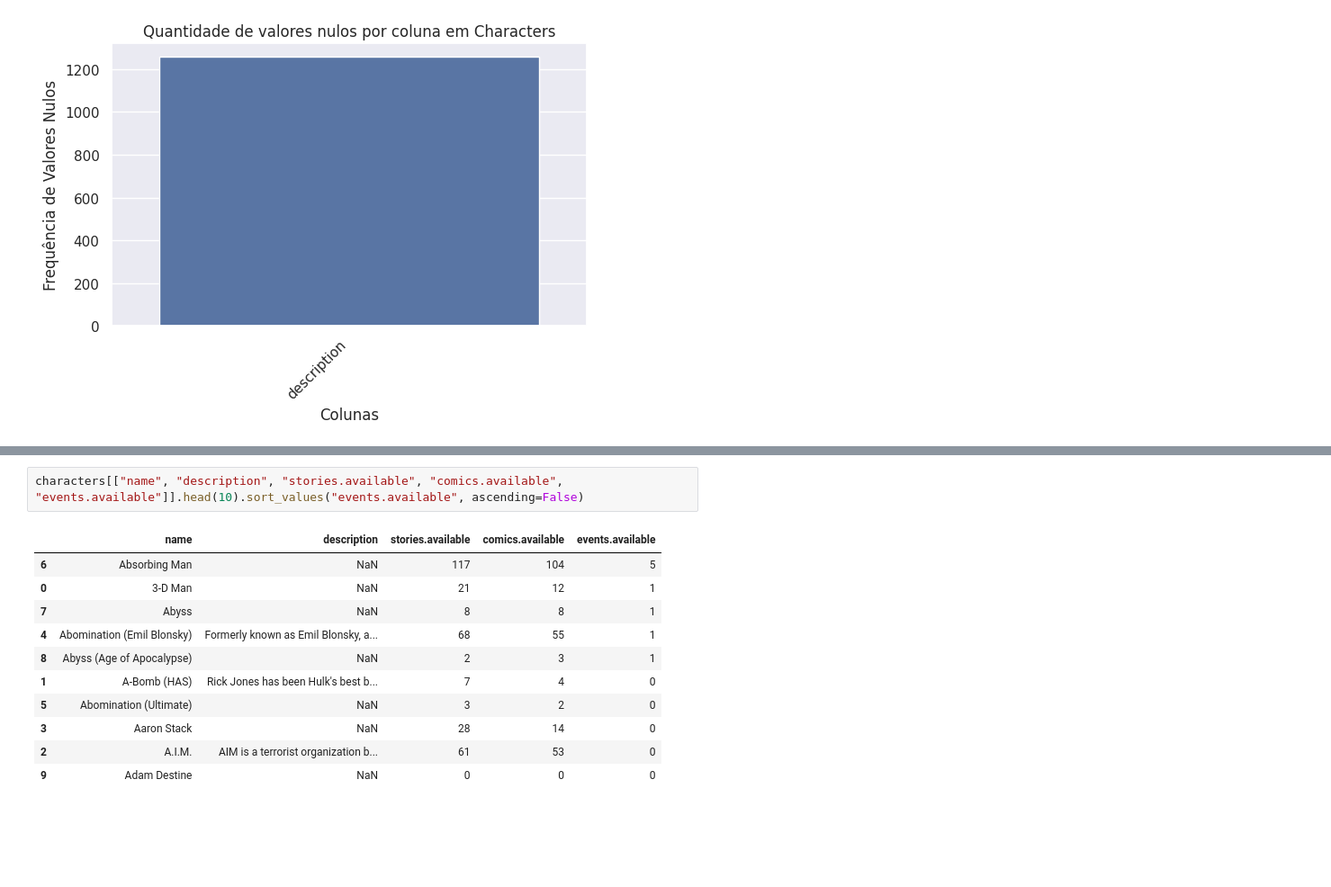
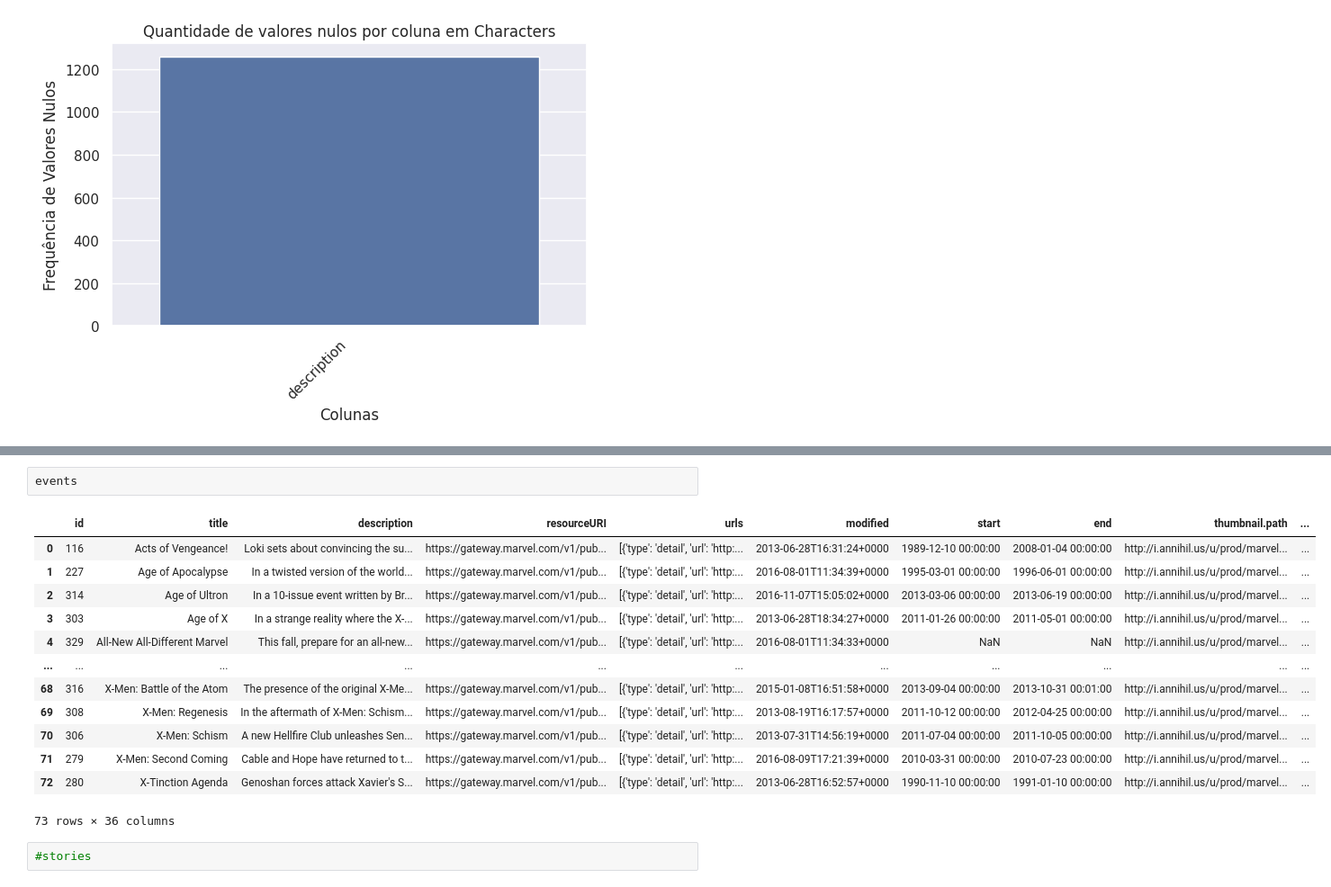
Before and after one commit to thamyrissacamoto/MarvelAPI, a Jupyter notebook: AnalisandoInsights.ipynb, the cells around one changed output, grey strips where cells are left out. Shown at 90% size. Saved outputs shown, nothing was run; the diff lists cells and outputs as text; blank space fills up the shorter version.

```diff
--- a/AnalisandoInsights.ipynb
+++ b/AnalisandoInsights.ipynb
@@ -165,14 +252,18 @@ characters[["name", "description", "stories.available", "comics.available", "eve
-# %%
-characters[["name", "description", "stories.available", "comics.available", "events.available"]].head(10).sort_values("events.available", ascending=False)
-# %% [output]
-|  | name | description | stories.available | comics.available | events.available |
-| 6 | Absorbing Man | NaN | 117 | 104 | 5 |
-| 0 | 3-D Man | NaN | 21 | 12 | 1 |
-| 7 | Abyss | NaN | 8 | 8 | 1 |
-| 4 | Abomination (Emil Blonsky) | Formerly known as Emil Blonsky, a... | 68 | 55 | 1 |
-| 8 | Abyss (Age of Apocalypse) | NaN | 2 | 3 | 1 |
-| 1 | A-Bomb (HAS) | Rick Jones has been Hulk's best b... | 7 | 4 | 0 |
-| 5 | Abomination (Ultimate) | NaN | 3 | 2 | 0 |
-| 3 | Aaron Stack | NaN | 28 | 14 | 0 |
-| 2 | A.I.M. | AIM is a terrorist organization b... | 61 | 53 | 0 |
-| 9 | Adam Destine | NaN | 0 | 0 | 0 |
+# %%
+events
+# %% [output]
+|  | id | title | description | resourceURI | urls | modified | start | end | thumbnail.path | ... |
+| 0 | 116 | Acts of Vengeance! | Loki sets about convincing the su... | https://gateway.marvel.com/v1/pub... | [{'type': 'detail', 'url': 'http:... | 2013-06-28T16:31:24+0000 | 1989-12-10 00:00:00 | 2008-01-04 00:00:00 | http://i.annihil.us/u/prod/marvel... | ... |
+| 1 | 227 | Age of Apocalypse | In a twisted version of the world... | https://gateway.marvel.com/v1/pub... | [{'type': 'detail', 'url': 'http:... | 2016-08-01T11:34:39+0000 | 1995-03-01 00:00:00 | 1996-06-01 00:00:00 | http://i.annihil.us/u/prod/marvel... | ... |
+| 2 | 314 | Age of Ultron | In a 10-issue event written by Br... | https://gateway.marvel.com/v1/pub... | [{'type': 'detail', 'url': 'http:... | 2016-11-07T15:05:02+0000 | 2013-03-06 00:00:00 | 2013-06-19 00:00:00 | http://i.annihil.us/u/prod/marvel... | ... |
+| 3 | 303 | Age of X | In a strange reality where the X-... | https://gateway.marvel.com/v1/pub... | [{'type': 'detail', 'url': 'http:... | 2013-06-28T18:34:27+0000 | 2011-01-26 00:00:00 | 2011-05-01 00:00:00 | http://i.annihil.us/u/prod/marvel... | ... |
+| 4 | 329 | All-New All-Different Marvel | This fall, prepare for an all-new... | https://gateway.marvel.com/v1/pub... | [{'type': 'detail', 'url': 'http:... | 2016-08-01T11:34:33+0000 | NaN | NaN | http://i.annihil.us/u/prod/marvel... | ... |
+| ... | ... | ... | ... | ... | ... | ... | ... | ... | ... | ... |
+| 68 | 316 | X-Men: Battle of the Atom | The presence of the original X-Me... | https://gateway.marvel.com/v1/pub... | [{'type': 'detail', 'url': 'http:... | 2015-01-08T16:51:58+0000 | 2013-09-04 00:00:00 | 2013-10-31 00:01:00 | http://i.annihil.us/u/prod/marvel... | ... |
+| 69 | 308 | X-Men: Regenesis | In the aftermath of X-Men: Schism... | https://gateway.marvel.com/v1/pub... | [{'type': 'detail', 'url': 'http:... | 2013-08-19T16:17:57+0000 | 2011-10-12 00:00:00 | 2012-04-25 00:00:00 | http://i.annihil.us/u/prod/marvel... | ... |
+| 70 | 306 | X-Men: Schism | A new Hellfire Club unleashes Sen... | https://gateway.marvel.com/v1/pub... | [{'type': 'detail', 'url': 'http:... | 2013-07-31T14:56:19+0000 | 2011-07-04 00:00:00 | 2011-10-05 00:00:00 | http://i.annihil.us/u/prod/marvel... | ... |
+| 71 | 279 | X-Men: Second Coming | Cable and Hope have returned to t... | https://gateway.marvel.com/v1/pub... | [{'type': 'detail', 'url': 'http:... | 2016-08-09T17:21:39+0000 | 2010-03-31 00:00:00 | 2010-07-23 00:00:00 | http://i.annihil.us/u/prod/marvel... | ... |
+| 72 | 280 | X-Tinction Agenda | Genoshan forces attack Xavier's S... | https://gateway.marvel.com/v1/pub... | [{'type': 'detail', 'url': 'http:... | 2013-06-28T16:52:57+0000 | 1990-11-10 00:00:00 | 1991-01-10 00:00:00 | http://i.annihil.us/u/prod/marvel... | ... |
+73 rows × 36 columns
+# %%
+#stories
```
Also changed, not shown: parts of 19 cells of this notebook.
